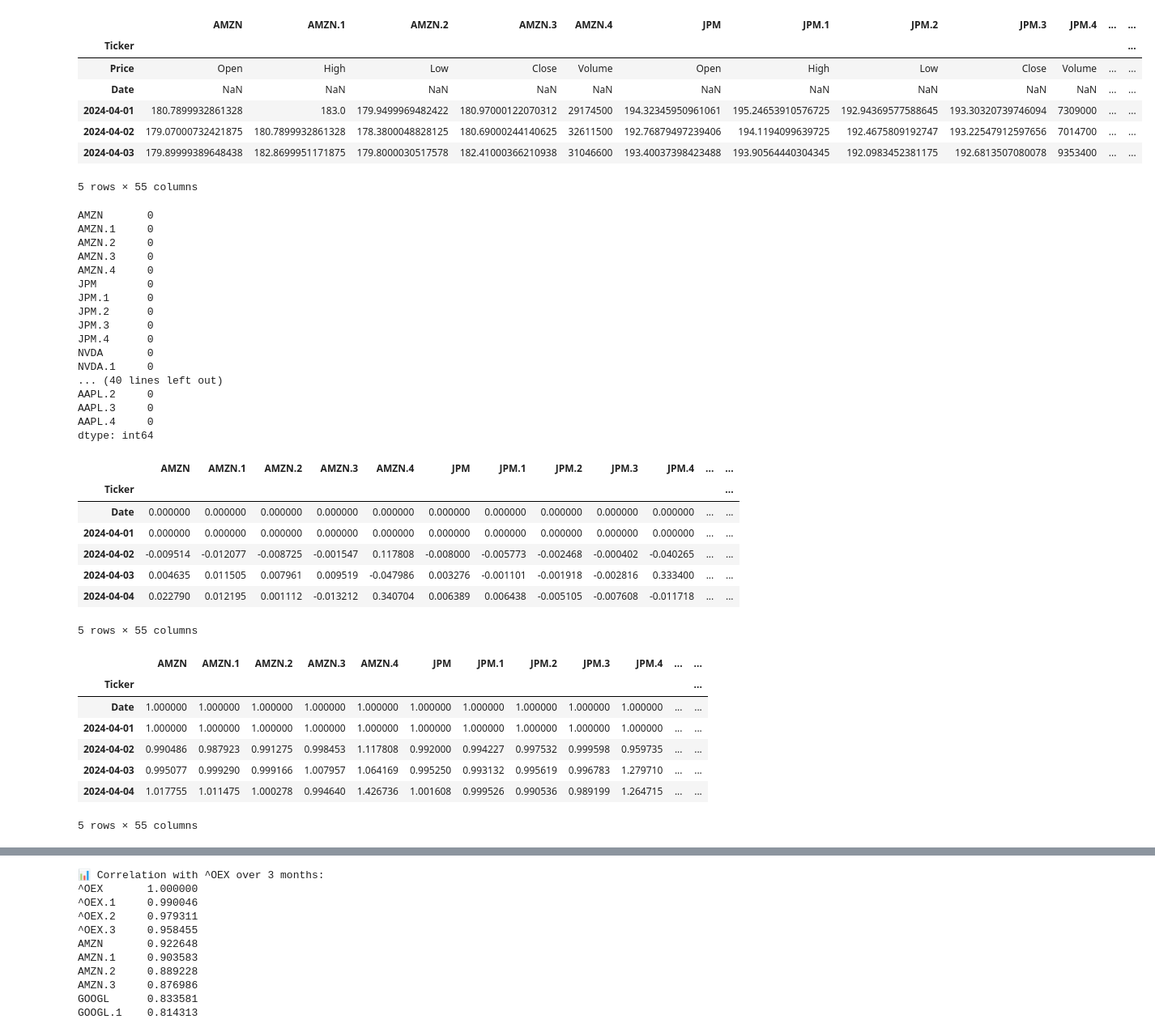
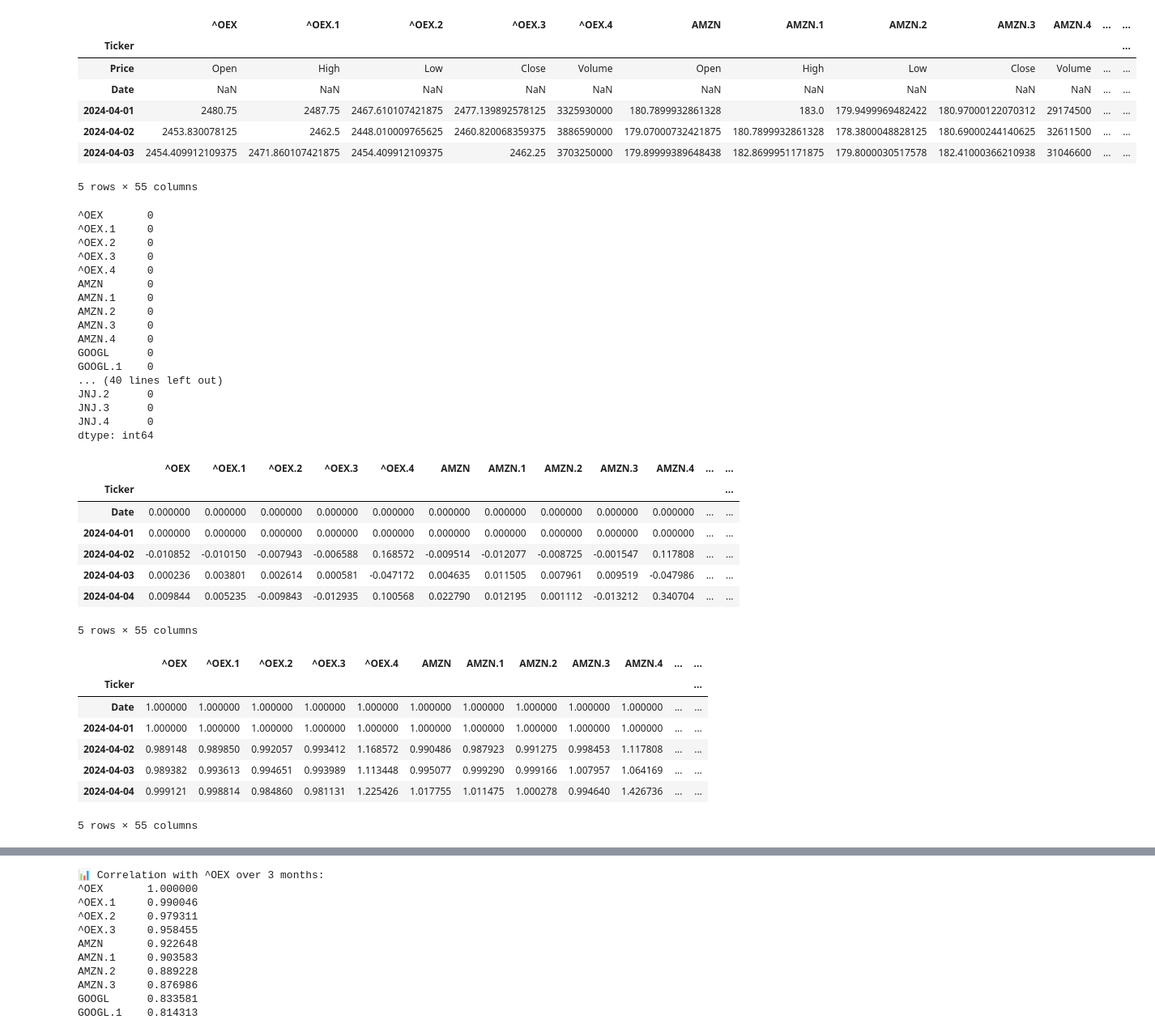
Before and after one commit to iAnisdev/final_ms_ai_sp100-optimizer, a Jupyter notebook: notebooks/02_data_analysis.ipynb, the cells around one changed output, grey strips where cells are left out. Shown at 81% size. Saved outputs shown, nothing was run; the diff lists cells and outputs as text; code cells hidden in the pictures.

```diff
--- a/notebooks/02_data_analysis.ipynb
+++ b/notebooks/02_data_analysis.ipynb
@@ -4,19 +4,22 @@ import matplotlib.pyplot as plt
 import numpy as np
 # %%
 # Load the adjusted close prices CSV
+ticker = 10
+
+file_name = f'../data/sp100_selected_data_{ticker}.csv'
 # The first column (index) contains dates, so we use index_col=0 and parse as dates
-df = pd.read_csv('../data/sp100_selected_data.csv', index_col=0, parse_dates=True)
+df = pd.read_csv(file_name, index_col=0, parse_dates=True)
 
 # Show the first 5 rows
 df.head()
 # %% [output]
-|  | AMZN | AMZN.1 | AMZN.2 | AMZN.3 | AMZN.4 | JPM | JPM.1 | JPM.2 | JPM.3 | JPM.4 | ... | ... |
+|  | ^OEX | ^OEX.1 | ^OEX.2 | ^OEX.3 | ^OEX.4 | AMZN | AMZN.1 | AMZN.2 | AMZN.3 | AMZN.4 | ... | ... |
 | Ticker |  |  |  |  |  |  |  |  |  |  |  | ... |
 | Price | Open | High | Low | Close | Volume | Open | High | Low | Close | Volume | ... | ... |
 | Date | NaN | NaN | NaN | NaN | NaN | NaN | NaN | NaN | NaN | NaN | ... | ... |
-| 2024-04-01 | 180.7899932861328 | 183.0 | 179.9499969482422 | 180.97000122070312 | 29174500 | 194.32345950961061 | 195.24653910576725 | 192.94369577588645 | 193.30320739746094 | 7309000 | ... | ... |
-| 2024-04-02 | 179.07000732421875 | 180.7899932861328 | 178.3800048828125 | 180.69000244140625 | 32611500 | 192.76879497239406 | 194.1194099639725 | 192.4675809192747 | 193.22547912597656 | 7014700 | ... | ... |
-| 2024-04-03 | 179.89999389648438 | 182.8699951171875 | 179.8000030517578 | 182.41000366210938 | 31046600 | 193.40037398423488 | 193.90564440304345 | 192.0983452381175 | 192.6813507080078 | 9353400 | ... | ... |
+| 2024-04-01 | 2480.75 | 2487.75 | 2467.610107421875 | 2477.139892578125 | 3325930000 | 180.7899932861328 | 183.0 | 179.9499969482422 | 180.97000122070312 | 29174500 | ... | ... |
+| 2024-04-02 | 2453.830078125 | 2462.5 | 2448.010009765625 | 2460.820068359375 | 3886590000 | 179.07000732421875 | 180.7899932861328 | 178.3800048828125 | 180.69000244140625 | 32611500 | ... | ... |
+| 2024-04-03 | 2454.409912109375 | 2471.860107421875 | 2454.409912109375 | 2462.25 | 3703250000 | 179.89999389648438 | 182.8699951171875 | 179.8000030517578 | 182.41000366210938 | 31046600 | ... | ... |
 5 rows × 55 columns
 # %%
 # Check for missing values and handle them
@@ -26,22 +29,22 @@ df = df.fillna(method='ffill').fillna(method='bfill')
 # Confirm that there are no missing values
 df.isna().sum()
 # %% [output]
+^OEX       0
+^OEX.1     0
+^OEX.2     0
+^OEX.3     0
+^OEX.4     0
 AMZN       0
 AMZN.1     0
 AMZN.2     0
 AMZN.3     0
 AMZN.4     0
-JPM        0
-JPM.1      0
-JPM.2      0
-JPM.3      0
-JPM.4      0
-NVDA       0
-NVDA.1     0
+GOOGL      0
+GOOGL.1    0
 ... (40 lines left out)
-AAPL.2     0
-AAPL.3     0
-AAPL.4     0
+JNJ.2      0
+JNJ.3      0
+JNJ.4      0
 dtype: int64
 # %%
 # Convert all values to numeric (force conversion, turn invalid strings into NaN)
@@ -56,13 +59,13 @@ daily_returns = df.pct_change().dropna()
 # Show first few rows of daily returns
 daily_returns.head()
 # %% [output]
-|  | AMZN | AMZN.1 | AMZN.2 | AMZN.3 | AMZN.4 | JPM | JPM.1 | JPM.2 | JPM.3 | JPM.4 | ... | ... |
+|  | ^OEX | ^OEX.1 | ^OEX.2 | ^OEX.3 | ^OEX.4 | AMZN | AMZN.1 | AMZN.2 | AMZN.3 | AMZN.4 | ... | ... |
 | Ticker |  |  |  |  |  |  |  |  |  |  |  | ... |
 | Date | 0.000000 | 0.000000 | 0.000000 | 0.000000 | 0.000000 | 0.000000 | 0.000000 | 0.000000 | 0.000000 | 0.000000 | ... | ... |
 | 2024-04-01 | 0.000000 | 0.000000 | 0.000000 | 0.000000 | 0.000000 | 0.000000 | 0.000000 | 0.000000 | 0.000000 | 0.000000 | ... | ... |
-| 2024-04-02 | -0.009514 | -0.012077 | -0.008725 | -0.001547 | 0.117808 | -0.008000 | -0.005773 | -0.002468 | -0.000402 | -0.040265 | ... | ... |
-| 2024-04-03 | 0.004635 | 0.011505 | 0.007961 | 0.009519 | -0.047986 | 0.003276 | -0.001101 | -0.001918 | -0.002816 | 0.333400 | ... | ... |
-| 2024-04-04 | 0.022790 | 0.012195 | 0.001112 | -0.013212 | 0.340704 | 0.006389 | 0.006438 | -0.005105 | -0.007608 | -0.011718 | ... | ... |
+| 2024-04-02 | -0.010852 | -0.010150 | -0.007943 | -0.006588 | 0.168572 | -0.009514 | -0.012077 | -0.008725 | -0.001547 | 0.117808 | ... | ... |
+| 2024-04-03 | 0.000236 | 0.003801 | 0.002614 | 0.000581 | -0.047172 | 0.004635 | 0.011505 | 0.007961 | 0.009519 | -0.047986 | ... | ... |
+| 2024-04-04 | 0.009844 | 0.005235 | -0.009843 | -0.012935 | 0.100568 | 0.022790 | 0.012195 | 0.001112 | -0.013212 | 0.340704 | ... | ... |
 5 rows × 55 columns
 # %%
 # Calculate cumulative returns from daily returns
@@ -72,13 +75,13 @@ cumulative_returns = (1 + daily_returns).cumprod()
 # Show the first few rows of cumulative returns
 cumulative_returns.head()
 # %% [output]
-|  | AMZN | AMZN.1 | AMZN.2 | AMZN.3 | AMZN.4 | JPM | JPM.1 | JPM.2 | JPM.3 | JPM.4 | ... | ... |
+|  | ^OEX | ^OEX.1 | ^OEX.2 | ^OEX.3 | ^OEX.4 | AMZN | AMZN.1 | AMZN.2 | AMZN.3 | AMZN.4 | ... | ... |
 | Ticker |  |  |  |  |  |  |  |  |  |  |  | ... |
 | Date | 1.000000 | 1.000000 | 1.000000 | 1.000000 | 1.000000 | 1.000000 | 1.000000 | 1.000000 | 1.000000 | 1.000000 | ... | ... |
 | 2024-04-01 | 1.000000 | 1.000000 | 1.000000 | 1.000000 | 1.000000 | 1.000000 | 1.000000 | 1.000000 | 1.000000 | 1.000000 | ... | ... |
-| 2024-04-02 | 0.990486 | 0.987923 | 0.991275 | 0.998453 | 1.117808 | 0.992000 | 0.994227 | 0.997532 | 0.999598 | 0.959735 | ... | ... |
-| 2024-04-03 | 0.995077 | 0.999290 | 0.999166 | 1.007957 | 1.064169 | 0.995250 | 0.993132 | 0.995619 | 0.996783 | 1.279710 | ... | ... |
-| 2024-04-04 | 1.017755 | 1.011475 | 1.000278 | 0.994640 | 1.426736 | 1.001608 | 0.999526 | 0.990536 | 0.989199 | 1.264715 | ... | ... |
+| 2024-04-02 | 0.989148 | 0.989850 | 0.992057 | 0.993412 | 1.168572 | 0.990486 | 0.987923 | 0.991275 | 0.998453 | 1.117808 | ... | ... |
+| 2024-04-03 | 0.989382 | 0.993613 | 0.994651 | 0.993989 | 1.113448 | 0.995077 | 0.999290 | 0.999166 | 1.007957 | 1.064169 | ... | ... |
+| 2024-04-04 | 0.999121 | 0.998814 | 0.984860 | 0.981131 | 1.225426 | 1.017755 | 1.011475 | 1.000278 | 0.994640 | 1.426736 | ... | ... |
 5 rows × 55 columns
 # %%
 # Calculate average portfolio (equal weight of all selected stocks)
```
Also changed, not shown: parts of 1 cell of this notebook, 9 other files.
